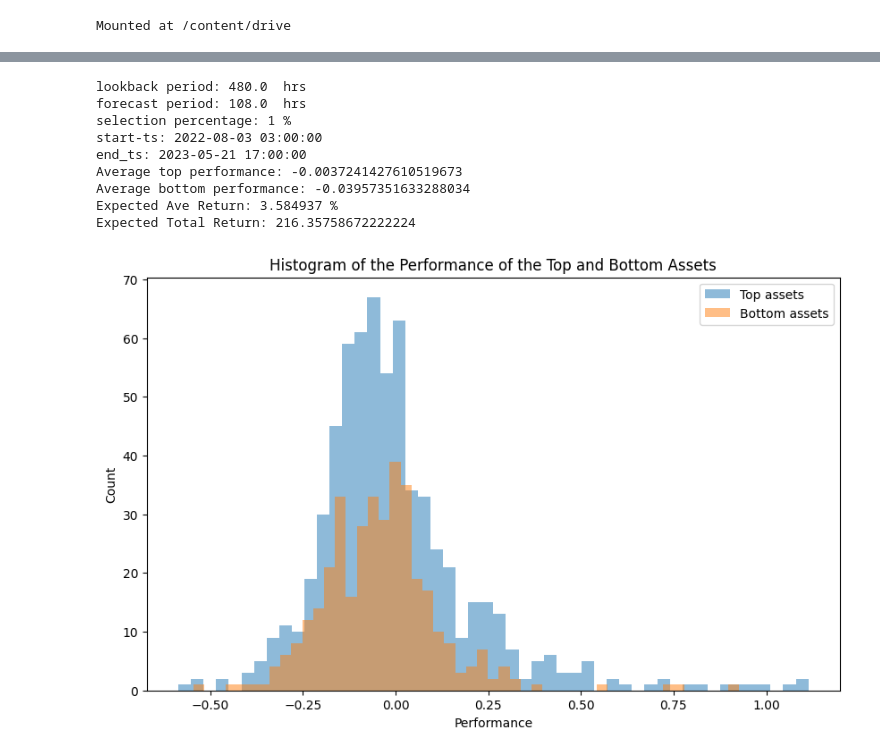
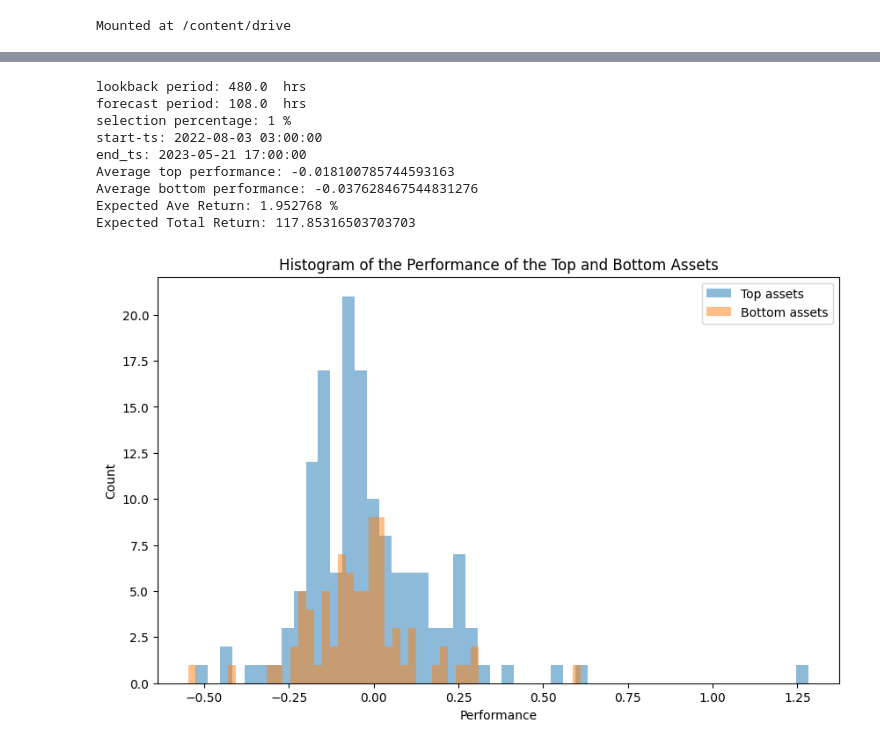
Before and after one commit to alunfes/GoogleColabProjects, a Jupyter notebook: TopBottomAnalysis2.ipynb, the cells around one changed output, grey strips where cells are left out. Drawn from its saved outputs; the diff is of its cells as text; code cells hidden in the pictures.

```diff
--- a/TopBottomAnalysis2.ipynb
+++ b/TopBottomAnalysis2.ipynb
@@ -193,7 +196,7 @@ end ts= 2023-05-21 17:00:00
 lookback_period = 480 * 3600 #study.best_params['lookback_period'] * 3600
 forecast_period = 108 * 3600 #study.best_params['forecast_period'] * 3600
 percentage = 1 #study.best_params['percentage']
-window = 24 * 3600
+window = 108 * 3600
 
 
 # Function to calculate the price change rate
@@ -245,38 +248,38 @@ average_top_performance = np.mean(top_performance)
 average_bottom_performance = np.mean(bottom_performance)
 
 
 print('lookback period:', lookback_period / 3600, ' hrs')
 print('forecast period:', forecast_period / 3600, ' hrs')
 print('selection percentage:', percentage, '%')
 print('start-ts:', datetime.fromtimestamp(start_ts))
 print('end_ts:', datetime.fromtimestamp(end_ts))
 print('Average top performance:', average_top_performance)
 print('Average bottom performance:', average_bottom_performance)
 er = round(100 * (max(average_top_performance, average_bottom_performance) - min(average_top_performance, average_bottom_performance)), 6)
 print('Expected Ave Return:', er, '%')
 print('Expected Total Return:', er * (end_ts - start_ts  - lookback_period) / forecast_period)
 
 
 # Plot the histogram of the performance of the top and bottom assets
 plt.figure(figsize=(10, 6))
 plt.hist(top_performance, bins=50, alpha=0.5, label='Top assets')
 plt.hist(bottom_performance, bins=50, alpha=0.5, label='Bottom assets')
 plt.legend(loc='upper right')
 plt.xlabel('Performance')
 plt.ylabel('Count')
 plt.title('Histogram of the Performance of the Top and Bottom Assets')
 plt.show()
 # %% [output]
 lookback period: 480.0  hrs
 forecast period: 108.0  hrs
 selection percentage: 1 %
 start-ts: 2022-08-03 03:00:00
 end_ts: 2023-05-21 17:00:00
-Average top performance: -0.0037241427610519673
-Average bottom performance: -0.03957351633288034
-Expected Ave Return: 3.584937 %
-Expected Total Return: 216.35758672222224
+Average top performance: -0.018100785744593163
+Average bottom performance: -0.037628467544831276
+Expected Ave Return: 1.952768 %
+Expected Total Return: 117.85316503703703
-[figure, old version]
+[figure, new version]
 # %%
 ####################################################################################
 ######################## Simulate Trading  ###############################
```
Also changed, not shown: parts of 13 cells of this notebook.
